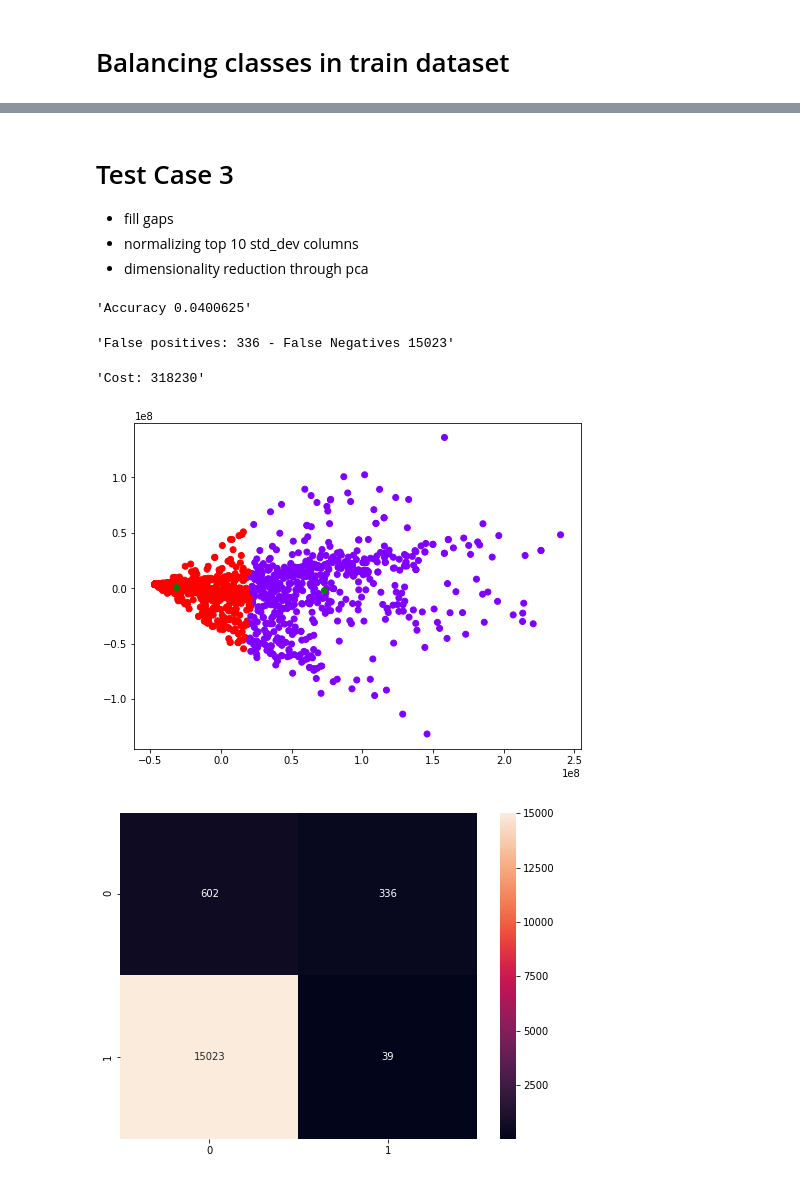
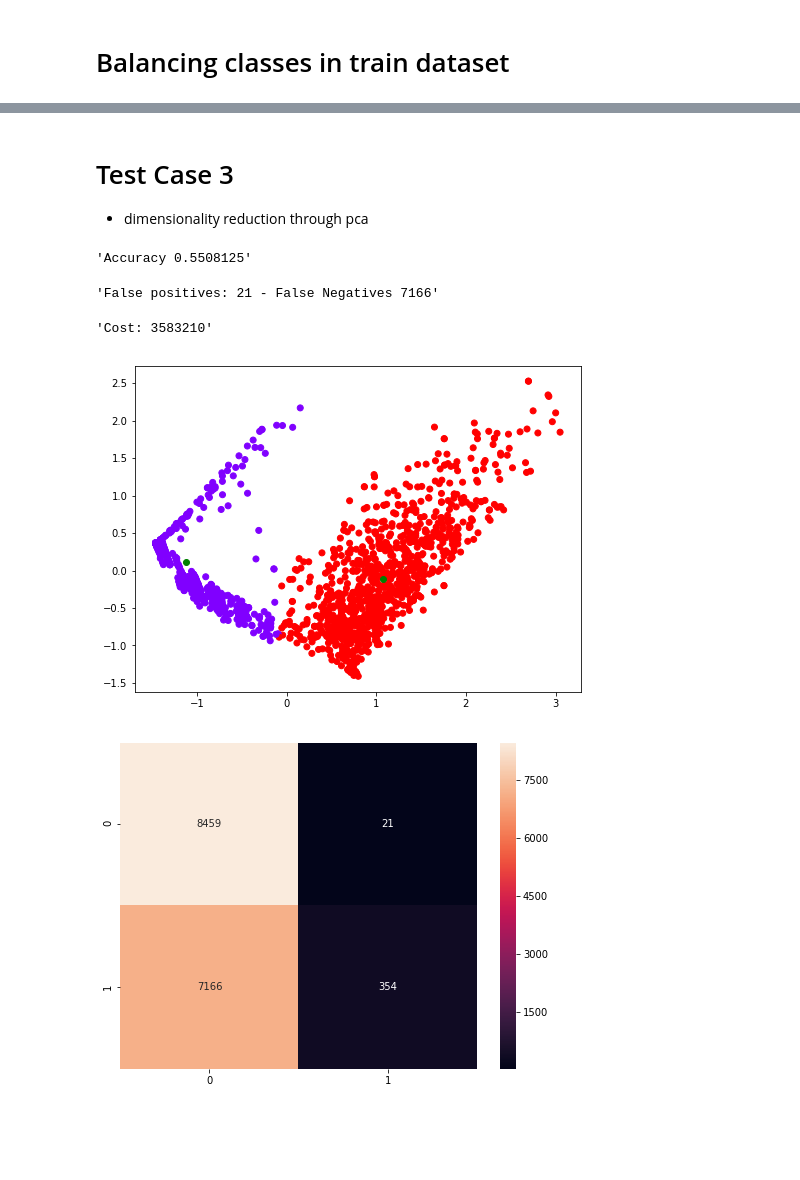
Before and after one commit to yukioichida/scania-aps-failure-analysis, a Jupyter notebook: assessment_cluster.ipynb, the cells around one changed output, grey strips where cells are left out. Cells and saved outputs as stored; diff of their text form; code cells hidden in the pictures; blank space fills up the shorter version.

Commit message:
Modified methods in clusterin notebook according to the classifier notebook

```diff
--- a/assessment_cluster.ipynb
+++ b/assessment_cluster.ipynb
@@ -44,9 +47,9 @@ def pca(df, components = 70):
     return DataFrame(data = pca_values, columns = component_cols)
 
 def cost(fp, fn):
-    return (fp * 500) + (fn*10)
+    return (fp * 10) + (fn * 500)
 
-def train_cluster(pre_train_df, pre_test_df):
+def train_clustering(pre_train_df, pre_test_df):
     x_train = pre_train_df.iloc[:, 1:].values
 #     y_train = pre_train_df['class'].values
 
@@ -83,18 +86,25 @@ test_df = pd.read_csv("aps_failure_test_set.csv")
 # %% [markdown]
 # Balancing classes in train dataset
 # %%
+classes = train_df['class'].value_counts()
+display(classes)
+display(type(classes))
+classes.plot(kind='bar', title='Count (classes)')
+
 # we need to balance the classes
 positive_class = train_df[train_df['class'] == 'pos']
 qtd_pos = positive_class.shape[0]
 negative_class = train_df[train_df['class'] == 'neg']
 qtd_neg = negative_class.shape[0]
 
-display("Positive samples: %s - Negative samples: %s" %(qtd_pos, qtd_neg))
+display("Positive samples: %s - Negative samples: %s" % (qtd_pos, qtd_neg))
 new_samples = min(qtd_neg, qtd_pos)
 display("Using %s samples per class" % (new_samples))
 
+balanced_train_df = pd.concat([positive_class[:new_samples], negative_class[:new_samples]], ignore_index = True)
 
-train_df = pd.concat([positive_class[:new_samples], negative_class[:new_samples]], ignore_index = True)
-display(train_df['class'].value_counts())
-train_df.shape
+balanced_classes = train_df['class'].value_counts()
+display(balanced_classes)
+
+display(balanced_classes.plot(kind='bar', title='Count (samples per class) after resampling'))
 # %% [output]
@@ -111,8 +126,5 @@ Name: class, dtype: int64
 # %%
-pre_train_df = fill_gaps(train_df)
+pre_train_df = fill_gaps(balanced_train_df)
 pre_test_df = fill_gaps(test_df)
-
-display(pre_train_df['class'].value_counts())
-
-train_cluster(pre_train_df, pre_test_df)
+train_clustering(pre_train_df, pre_test_df)
 # %% [output]
@@ -131,16 +138,0 @@ Name: class, dtype: int64
-# %%
-pre_train_df = fill_gaps(train_df)
-# Ignoring first column that is the label
-for c in pre_train_df.columns[1:].values:
-    pre_train_df[c] = pd.to_numeric(pre_train_df[c])
-
-std_df = pre_train_df.std(axis = 0, skipna=True)
-top10_std = std_df.sort_values(ascending=[False])[:10]
-display(top10_std)
-top10_std_columns = top10_std.index
-pre_train_df = normalize(pre_train_df, columns = top10_std_columns)
-
-pre_test_df = fill_gaps(test_df)
-pre_test_df = normalize(pre_test_df, columns = top10_std_columns)
-
-train_cluster(pre_train_df, pre_test_df)
@@ -164,19 +149,16 @@ dtype: float64
 # %% [markdown]
 # Test Case 3
-- fill gaps
-- normalizing top 10 std_dev columns
 - dimensionality reduction through pca
 # %%
 pca_train_df = pca(pre_train_df.loc[:, pre_train_df.columns != 'class'])
 pca_test_df = pca(pre_test_df.loc[:, pre_train_df.columns != 'class'])
 
 pca_train_df = pd.concat([pre_train_df['class'], pca_train_df], axis=1)
 pca_test_df = pd.concat([pre_test_df['class'], pca_test_df], axis = 1)
-
-train_cluster(pca_train_df, pca_test_df)
+train_clustering(pca_train_df, pca_test_df)
 # %% [output]
-'Accuracy 0.0400625'
+'Accuracy 0.5508125'
-'False positives: 336 - False Negatives 15023'
+'False positives: 21 - False Negatives 7166'
-'Cost: 318230'
+'Cost: 3583210'
-[figure, old version]
+[figure, new version]
-[figure, old version]
+[figure, new version]
```
Also changed, not shown: parts of 7 cells of this notebook, 1 other file.
